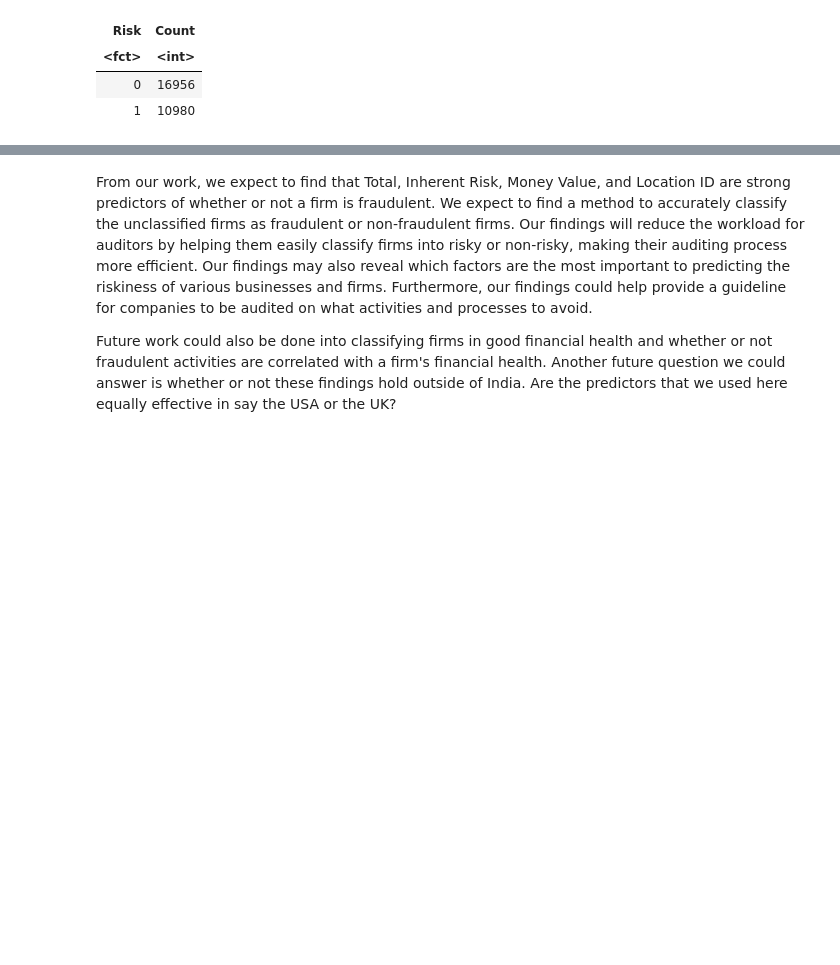
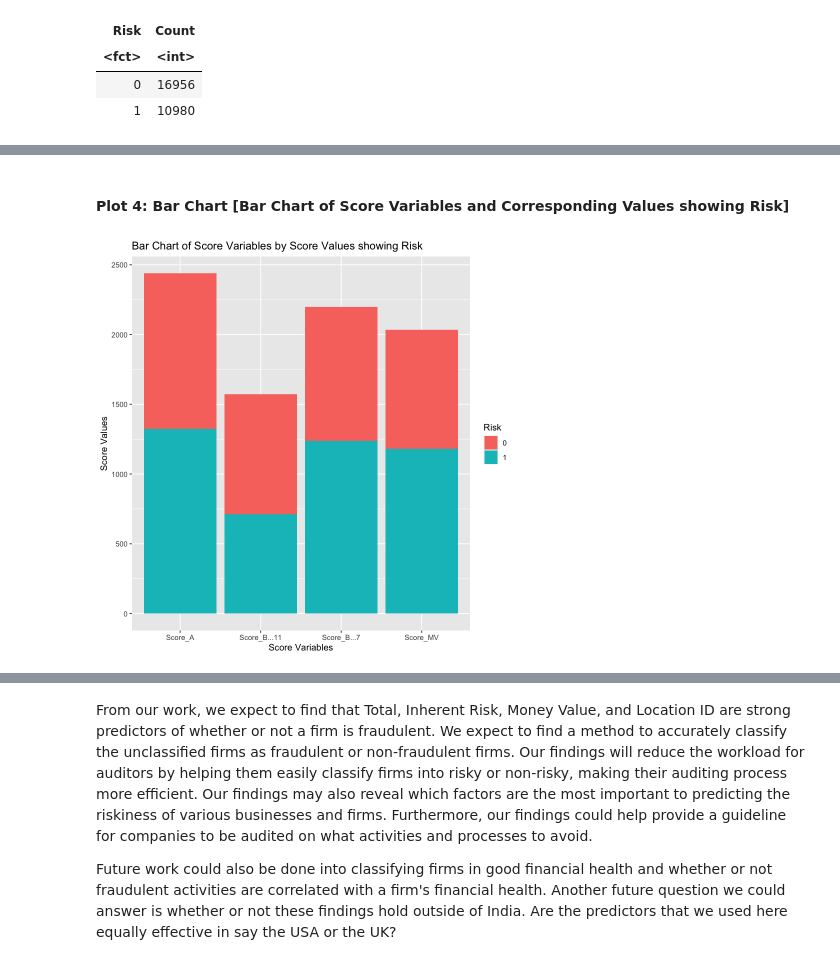
Before and after one commit to montajesaj1/DSCI100-G27, a Jupyter notebook: Project Proposal.ipynb, the cells around one changed output, grey strips where cells are left out. Cells and saved outputs as stored; diff of their text form; code cells hidden in the pictures; blank space fills up the shorter version.

```diff
--- a/Project Proposal.ipynb
+++ b/Project Proposal.ipynb
@@ -200,0 +228,13 @@ Warning message:
+# %% [markdown]
+#### Plot 4: Bar Chart [Bar Chart of Score Variables and Corresponding Values showing Risk]
+# %%
+feature_plot4 <- risk_train |>
+  ggplot(aes(y = score_value, x = score_variable, fill = Risk)) +
+    geom_bar(stat = "identity", position = "stack") +
+    ggtitle("Bar Chart of Score Variables by Score Values showing Risk") +
+    ylab("Score Values") +
+    xlab("Score Variables")
+
+feature_plot4
+# %% [output]
+[figure, added]
```
Also changed, not shown: parts of 38 cells of this notebook.
